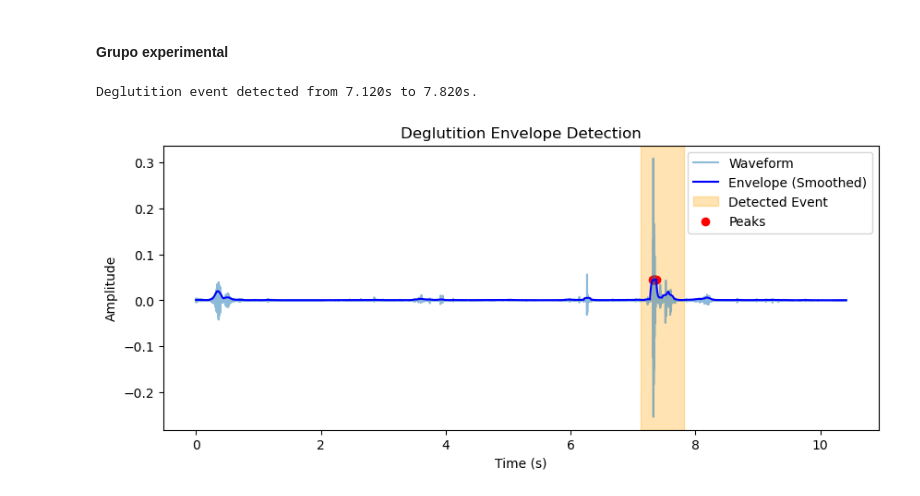
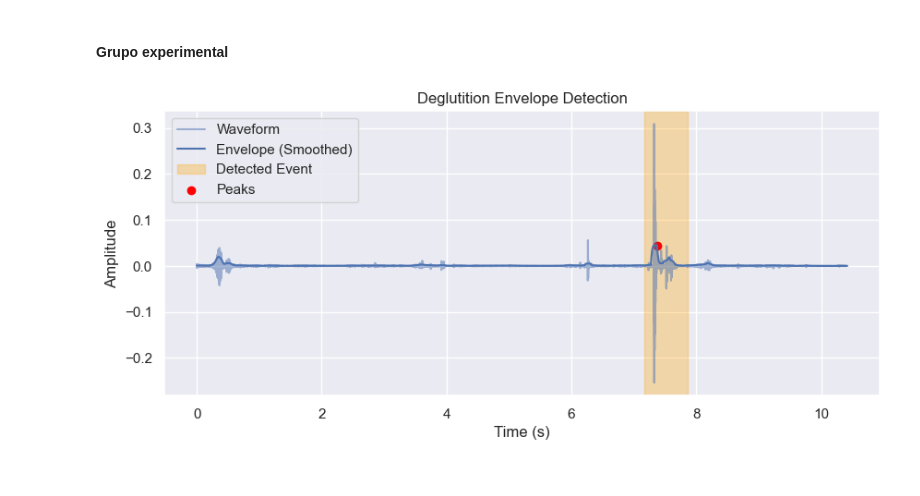
Before and after one commit to TTorres98/Swallowing-Detection, a Jupyter notebook: Audio_analysis/Audio_labeling.ipynb, the cells around one changed output. Cells and saved outputs as stored; diff of their text form; code cells hidden in the pictures.

```diff
--- a/Audio_analysis/Audio_labeling.ipynb
+++ b/Audio_analysis/Audio_labeling.ipynb
@@ -154,7 +151,10 @@ import matplotlib.pyplot as plt
 # %%
 # Load the audio file
-audio_path = r"C:\Users\Teresa\Desktop\MBBAS (2ºano)\Tese\Audio_samples\GC_F1-3ml.wav"
+audio_path = r'C:\Users\Teresa\Desktop\MBBAS (2ºano)\Tese\Audio_samples\GC_F1-3ml.wav'
 y, sr = librosa.load(audio_path, sr=None)  # Load with original sampling rate
+
+# Set Seaborn style
+sns.set(style="darkgrid")
 
 # Compute envelope using the Hilbert transform
 analytic_signal = scipy.signal.hilbert(y)
@@ -185,8 +185,8 @@ if len(peak_times) > 0:
     plt.figure(figsize=(10, 4))
     time_axis = np.linspace(0, len(y) / sr, len(y))
 
-    plt.plot(time_axis, y, alpha=0.5, label="Waveform")
-    plt.plot(time_axis, smoothed_envelope, 'b', label="Envelope (Smoothed)")
+    sns.lineplot(x=time_axis, y=y, alpha=0.5, label="Waveform")
+    sns.lineplot(x=time_axis, y=smoothed_envelope, color='b', label="Envelope (Smoothed)")
 
     # Highlight deglutition event
     plt.axvspan(event_start, event_end, color='orange', alpha=0.3, label="Detected Event")
@@ -326,9 +267,12 @@ Deglutition event detected from 2.497s to 3.197s.
 # %%
 # Load the audio file
-audio_path = r"C:\Users\Teresa\Desktop\MBBAS (2ºano)\Tese\Audio_samples\GC_F2_50ML.wav"
+audio_path = r"C:\Users\Teresa\Desktop\MBBAS (2ºano)\Tese\Audio_samples\GC-Recortes\GC-M6-50ML.wav"
 y, sr = librosa.load(audio_path, sr=None)
 
-# Compute envelope using Hilbert transform
+# Set Seaborn style
+sns.set(style="darkgrid")
+
+# Compute envelope using the Hilbert transform
 analytic_signal = scipy.signal.hilbert(y)
 amplitude_envelope = np.abs(analytic_signal)
 
@@ -347,8 +291,8 @@ events = [(max(0, t - 0.2), min(len(y) / sr, t + 0.5)) for t in peak_times]
 plt.figure(figsize=(10, 4))
 time_axis = np.linspace(0, len(y) / sr, len(y))
 
-plt.plot(time_axis, y, alpha=0.5, label="Waveform")
-plt.plot(time_axis, smoothed_envelope, 'b', label="Envelope (Smoothed)")
+sns.lineplot(x=time_axis, y=y, alpha=0.5, label="Waveform")
+sns.lineplot(x=time_axis, y=smoothed_envelope, color='b', label="Envelope (Smoothed)")
 
 # Highlight detected events
 for start, end in events:
@@ -370,55 +357,45 @@ plt.show()
 # %%
 # Load the audio file
 audio_path = r"C:\Users\Teresa\Desktop\MBBAS (2ºano)\Tese\Audio_samples\GE_F1_3ML.wav"
-y, sr = librosa.load(audio_path, sr=None)  # Load with original sampling rate
+y, sr = librosa.load(audio_path, sr=None)
+
+# Set Seaborn style
+sns.set(style="darkgrid")
 
 # Compute envelope using the Hilbert transform
 analytic_signal = scipy.signal.hilbert(y)
 amplitude_envelope = np.abs(analytic_signal)
 
 # Smooth the envelope with a moving average filter
 window_size = int(sr * 0.1)  # 100ms window
 smoothed_envelope = np.convolve(amplitude_envelope, np.ones(window_size)/window_size, mode='same')
 
 # Detect peaks in the envelope
-peaks, _ = scipy.signal.find_peaks(smoothed_envelope, height=np.max(smoothed_envelope) * 0.5)
-
-# Convert peak indices to time values
+peaks, _ = scipy.signal.find_peaks(smoothed_envelope, height=np.max(smoothed_envelope) * 0.5, distance=sr*0.5)
 peak_times = peaks / sr
 
-# Extract start and end time of the deglutition event (assuming one main peak)
-if len(peak_times) > 0:
-    event_start = max(0, peak_times[0] - 0.2)  # 200ms before the peak
-    event_end = min(len(y) / sr, peak_times[0] + 0.5)  # 500ms after the peak
+# Extract start and end times for each detected event
+events = [(max(0, t - 0.2), min(len(y) / sr, t + 0.5)) for t in peak_times]
 
-    # Save to CSV
-    df = pd.DataFrame({"Start_Time": [event_start], "End_Time": [event_end]})
-    df.to_csv("deglutition_event.csv", index=False)
+# Plot waveform and envelope with highlighted event
+plt.figure(figsize=(10, 4))
+time_axis = np.linspace(0, len(y) / sr, len(y))
 
-    print(f"Deglutition event detected from {event_start:.3f}s to {event_end:.3f}s.")
+sns.lineplot(x=time_axis, y=y, alpha=0.5, label="Waveform")
+sns.lineplot(x=time_axis, y=smoothed_envelope, color='b', label="Envelope (Smoothed)")
 
-    # Plot waveform and envelope with highlighted event
-    plt.figure(figsize=(10, 4))
-    time_axis = np.linspace(0, len(y) / sr, len(y))
+# Highlight detected events
+for start, end in events:
+    plt.axvspan(start, end, color='orange', alpha=0.3, label="Detected Event")
 
-    plt.plot(time_axis, y, alpha=0.5, label="Waveform")
-    plt.plot(time_axis, smoothed_envelope, 'b', label="Envelope (Smoothed)")
-
-    # Highlight deglutition event
-    plt.axvspan(event_start, event_end, color='orange', alpha=0.3, label="Detected Event")
-
-    # Mark peaks
-    plt.scatter(peak_times, [smoothed_envelope[peaks[i]] for i in range(len(peaks))], color='red', label="Peaks")
-
-    plt.xlabel("Time (s)")
-    plt.ylabel("Amplitude")
-    plt.legend()
-    plt.title("Deglutition Envelope Detection")
-    plt.show()
-else:
-    print("No clear deglutition event detected.")
+# Mark detected peaks
+plt.scatter(peak_times, smoothed_envelope[peaks], color='red', label="Peaks")
+plt.xlabel("Time (s)")
+plt.ylabel("Amplitude")
+plt.legend()
+plt.title("Deglutition Envelope Detection")
+plt.show()
 # %% [output]
-Deglutition event detected from 7.120s to 7.820s.
-[figure, old version]
+[figure, new version]
 # %%
 # Load the audio file
```
Also changed, not shown: parts of 29 cells of this notebook, 9 other files.
